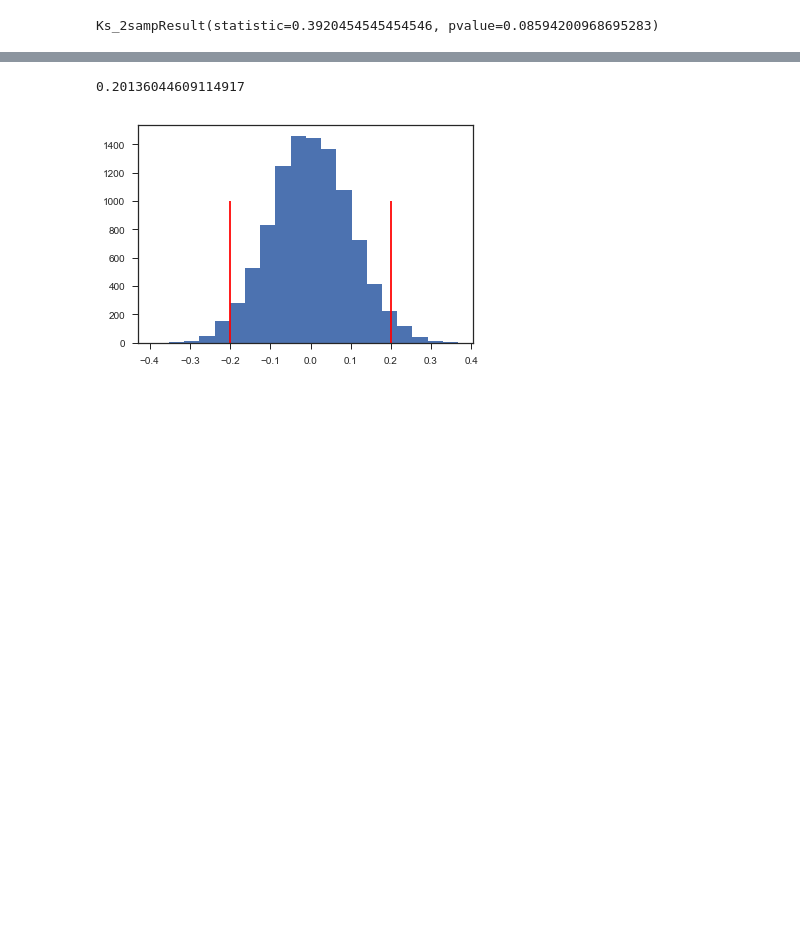
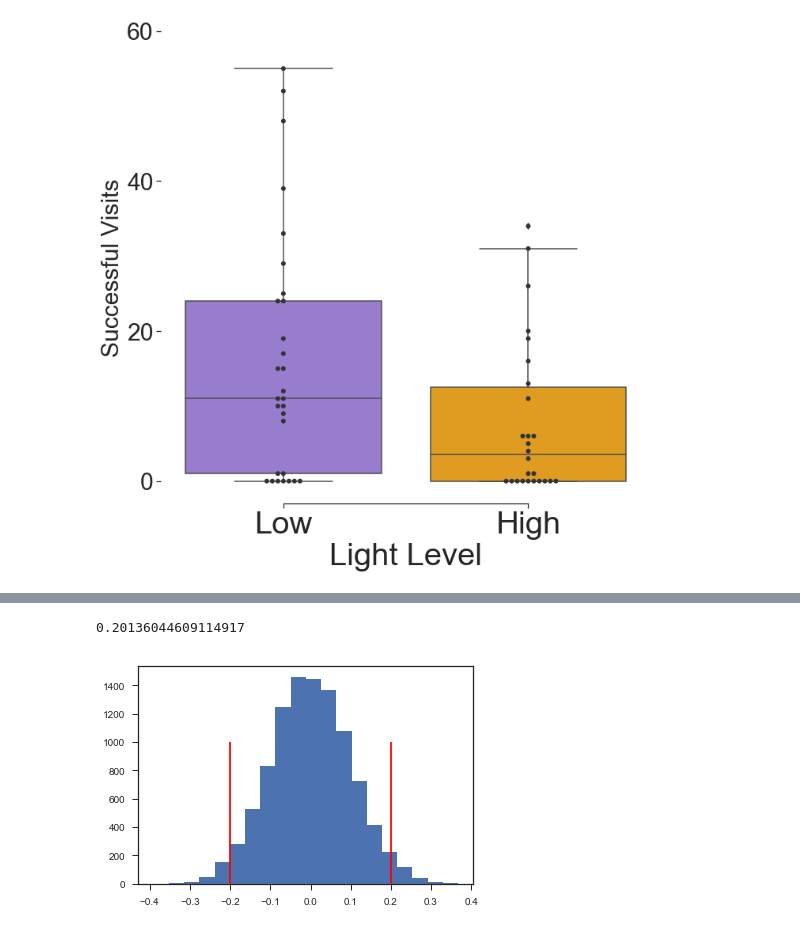
Before and after one commit to itsMahad/ManducaMultiSenseFeeding, a Jupyter notebook: A_Step5_Moth_Visits_Table.ipynb, the cells around one changed output, grey strips where cells are left out. Saved outputs shown, nothing was run; the diff lists cells and outputs as text; code cells hidden in the pictures; blank space fills up the shorter version.

```diff
--- a/A_Step5_Moth_Visits_Table.ipynb
+++ b/A_Step5_Moth_Visits_Table.ipynb
@@ -152,9 +144,40 @@ Ks_2sampResult(statistic=0.2718832891246684, pvalue=0.22263576786799408)
-# %%
-high_succ_list = moth_data[(moth_data.Light_Level.str.contains("high")) & (moth_data.ratio > 0)].ratio.values
-low_succ_list = moth_data[(moth_data.Light_Level.str.contains("low")) & (moth_data.ratio > 0) ].ratio.values
-sc.stats.ks_2samp(low_succ_list, high_succ_list)
-# %% [output]
-Ks_2sampResult(statistic=0.3920454545454546, pvalue=0.08594200968695283)
+# %%
+sns.set(style="ticks")
+
+# Initialize the figure with a logarithmic x axis
+f, ax = plt.subplots(figsize=(10, 10))
+
+
+# Plot the orbital period with horizontal boxes
+sns.boxplot(x="Light_Level", y="successful_visits", data=moth_data,
+           palette=['mediumpurple','orange'])
+
+# Add in points to show each observation
+sns.swarmplot(x="Light_Level", y="successful_visits", data=moth_data,
+              size=6, color="0.2", linewidth=0)
+
+high_fed = len(moth_data[(moth_data.Light_Level.str.contains("high")) & moth_data.Fed_Status.str.contains("yes")].index)
+low_fed = len(moth_data[(moth_data.Light_Level.str.contains("low")) & moth_data.Fed_Status.str.contains("yes")].index)
+
+# Tweak the visual presentation
+ax.xaxis.grid(False)
+ax.set_ylabel("Successful Visits", size = 30)
+ax.set_xlabel("Light Level", size = 40)
+ax.set_xticklabels(["Low","High"], size = 40)
+for tick in ax.get_yticklabels():
+    tick.set_fontsize(30)
+# ax.set_title("Ratio of Successful Visits Per Moth", size = 40)
+ax.set_ylim(-3,60)
+ax.locator_params(nbins=4, axis = "y")
+
+
+# ax.text(0.66, 1.3,'N = ' +str(high_fed)  + "/" + str(high_visit), color = 'orange', weight = 'bold', size = 30)
+# ax.text(0.66, 1.1, 'N = ' + str(low_fed) + "/" + str(low_visit), color = 'mediumpurple', weight = 'bold', size = 30)
+sns.despine(trim=True, left=True)
+plt.tight_layout()
+# plt.savefig(outpath + "//SuccessfulVisits.png")
+# %% [output]
+[figure, added]
 # %%
 sns.set(style="ticks")
 
```
Also changed, not shown: parts of 10 cells of this notebook.
